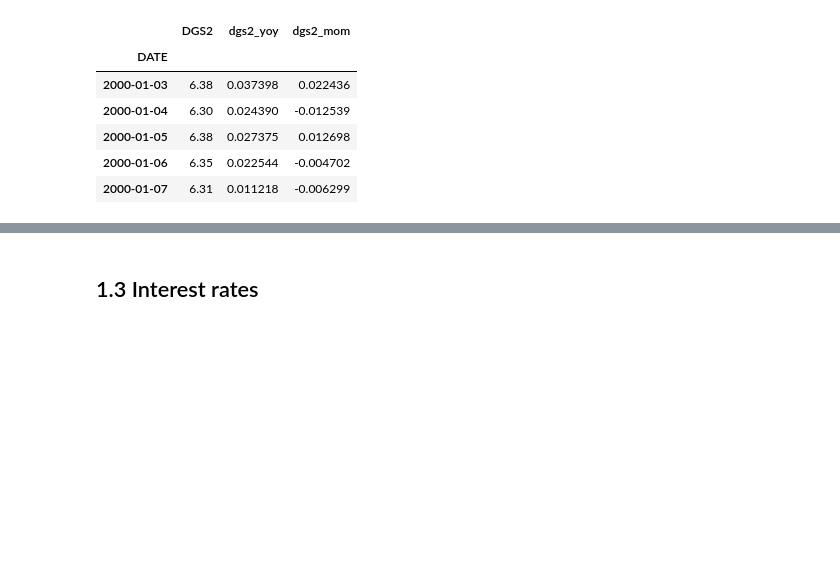
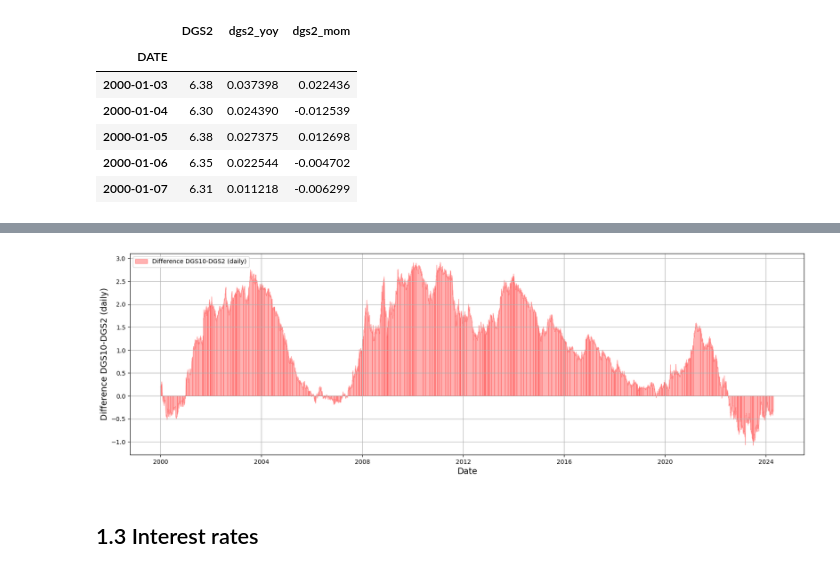
Before and after one commit to SciPy-data-scientist/DataTalks---Course-Materials-for-Analytics-in-Stock-Markets-Zoomcamp, a Jupyter notebook: homework_1.ipynb, the cells around one changed output, grey strips where cells are left out. Cells and saved outputs as stored; diff of their text form; code cells hidden in the pictures; blank space fills up the shorter version.

```diff
--- a/homework_1.ipynb
+++ b/homework_1.ipynb
@@ -271,3 +295,21 @@ The answer is -1.1
+# %%
+fig, ax = plt.subplots(figsize=(20, 6))
+plt.grid(True)
+
+# Plotting area under CPI
+ax.fill_between(dgs2_dgs10.index, dgs2_dgs10.diff_DGS10_DGS2, color="red", alpha=0.3, label="Difference DGS10-DGS2 (daily)")
+
+# Setting labels and title
+ax.set_xlabel("Date", fontsize=14)
+ax.set_ylabel("Difference DGS10-DGS2 (daily)", fontsize=14)
+
+# Adding legend
+lines, labels = ax.get_legend_handles_labels()
+ax.legend(lines, labels, loc='upper left')
+
+plt.show()
+# %% [output]
+[figure, added]
 # %% [markdown]
 ## 1.3 Interest rates
 # %%
```
Also changed, not shown: parts of 10 cells of this notebook.
